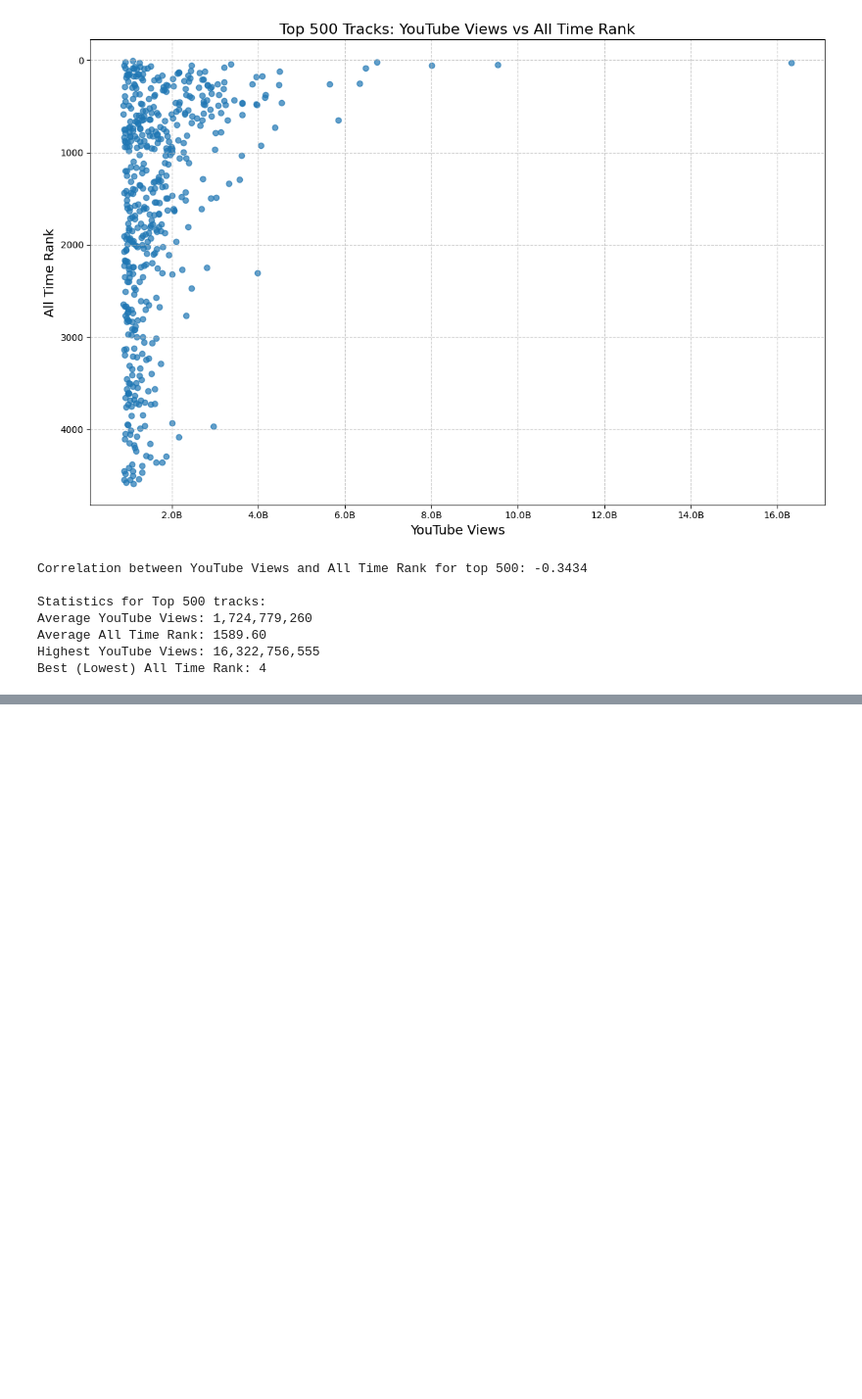
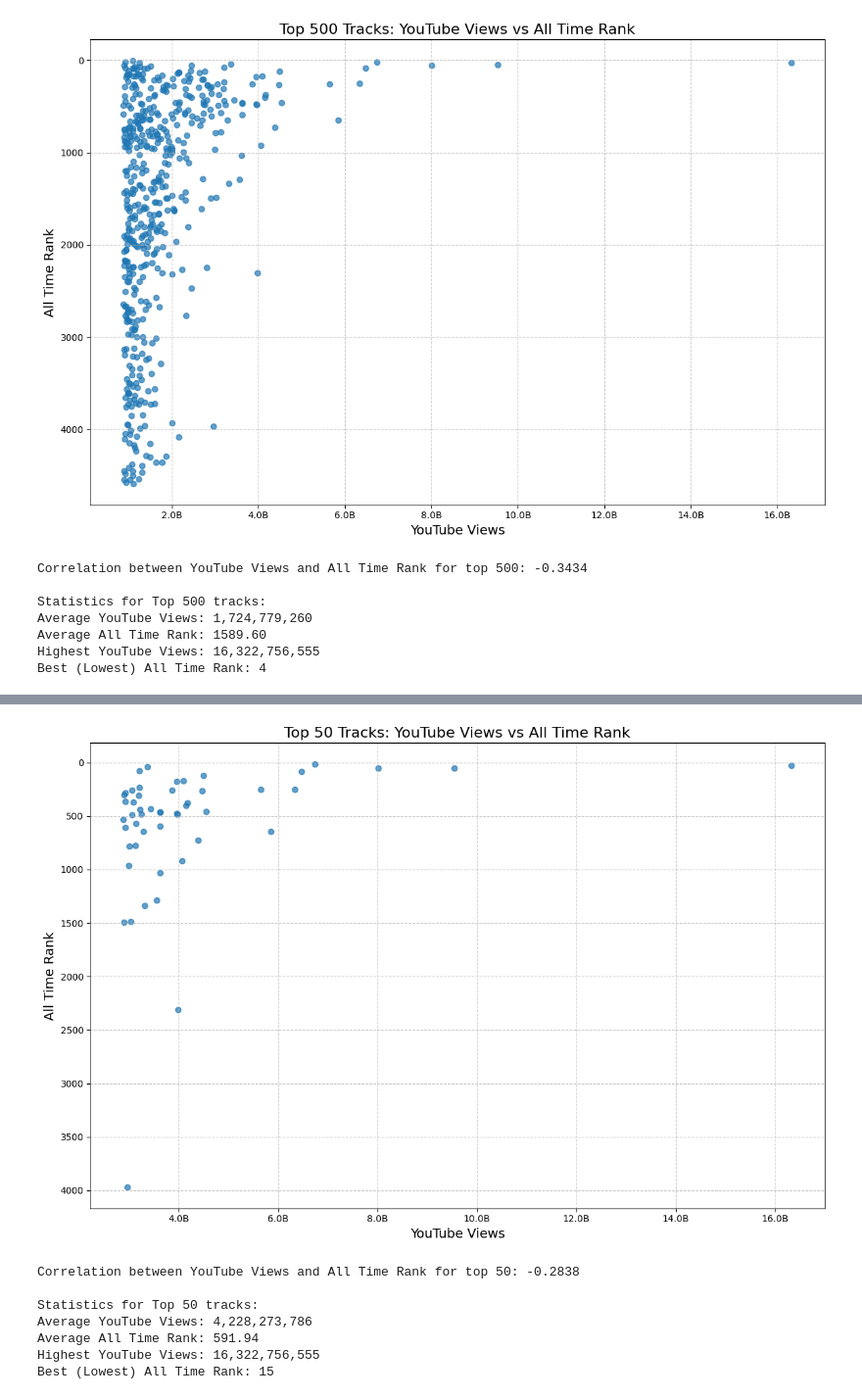
Before and after one commit to qstibbins/project-1, a Jupyter notebook: youtube_data.ipynb, the cells around one changed output, grey strips where cells are left out. Shown at 98% size. Drawn from its saved outputs; the diff is of its cells as text; code cells hidden in the pictures; blank space fills up the shorter version.

```diff
--- a/youtube_data.ipynb
+++ b/youtube_data.ipynb
@@ -274,0 +369,57 @@ Best (Lowest) All Time Rank: 4
+# %%
+# Sort the dataframe by TikTok Likes in descending order and take the top 50
+top_50 = youtube_views_data_clean.sort_values('YouTube Views', ascending=False).head(50)
+
+def format_ticks(x, pos):
+    if x >= 1e9:
+        return f'{x/1e9:.1f}B'
+    elif x >= 1e6:
+        return f'{x/1e6:.1f}M'
+    else:
+        return f'{x/1e3:.1f}K'
+
+# Create the scatter plot
+plt.figure(figsize=(12, 8))
+plt.scatter(top_50['YouTube Views'],
+            top_50['All Time Rank'],
+            alpha=0.7)
+
+# Set labels and title
+plt.xlabel('YouTube Views', fontsize=14)
+plt.ylabel('All Time Rank', fontsize=14)
+plt.title('Top 50 Tracks: YouTube Views vs All Time Rank', fontsize=16)
+
+# Format x-axis ticks
+plt.gca().xaxis.set_major_formatter(ticker.FuncFormatter(format_ticks))
+
+# Invert y-axis so that lower ranks (better) are at the top
+plt.gca().invert_yaxis()
+
+# Add a grid for better readability
+plt.grid(True, linestyle='--', alpha=0.7)
+
+# Tight layout to use space efficiently
+plt.tight_layout()
+
+# Show the plot
+plt.show()
+
+# Calculate and print the correlation for the top 50
+correlation = top_50['YouTube Views'].corr(top_50['All Time Rank'])
+print(f"Correlation between YouTube Views and All Time Rank for top 50: {correlation:.4f}")
+
+# Print some statistics
+print("\nStatistics for Top 50 tracks:")
+print(f"Average YouTube Views: {top_50['YouTube Views'].mean():,.0f}")
+print(f"Average All Time Rank: {top_50['All Time Rank'].mean():.2f}")
+print(f"Highest YouTube Views: {top_50['YouTube Views'].max():,.0f}")
+print(f"Best (Lowest) All Time Rank: {top_50['All Time Rank'].min():.0f}")
+# %% [output]
+[figure, added]
+Correlation between YouTube Views and All Time Rank for top 50: -0.2838
+
+Statistics for Top 50 tracks:
+Average YouTube Views: 4,228,273,786
+Average All Time Rank: 591.94
+Highest YouTube Views: 16,322,756,555
+Best (Lowest) All Time Rank: 15
```
Also changed, not shown: parts of 3 cells of this notebook.
